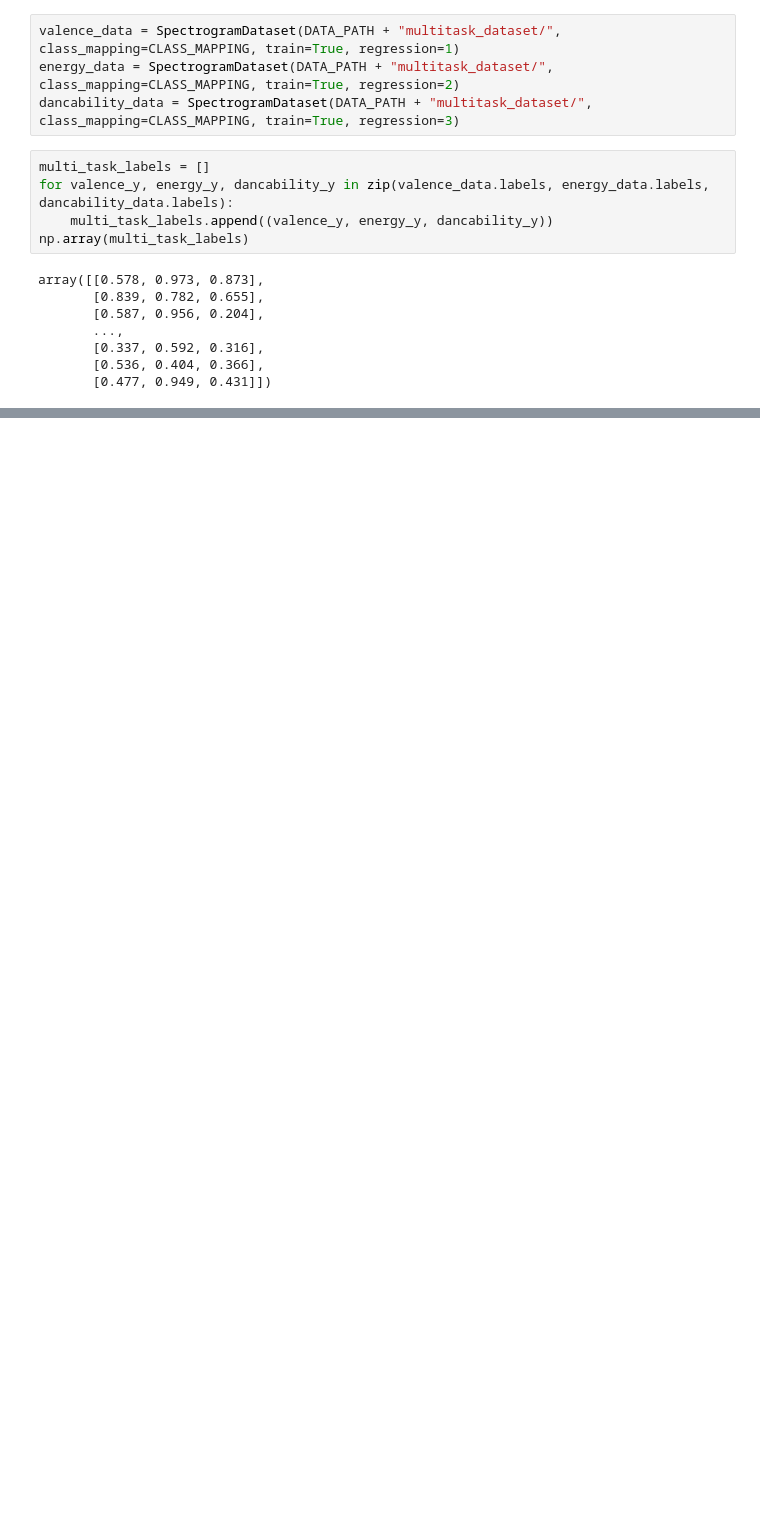
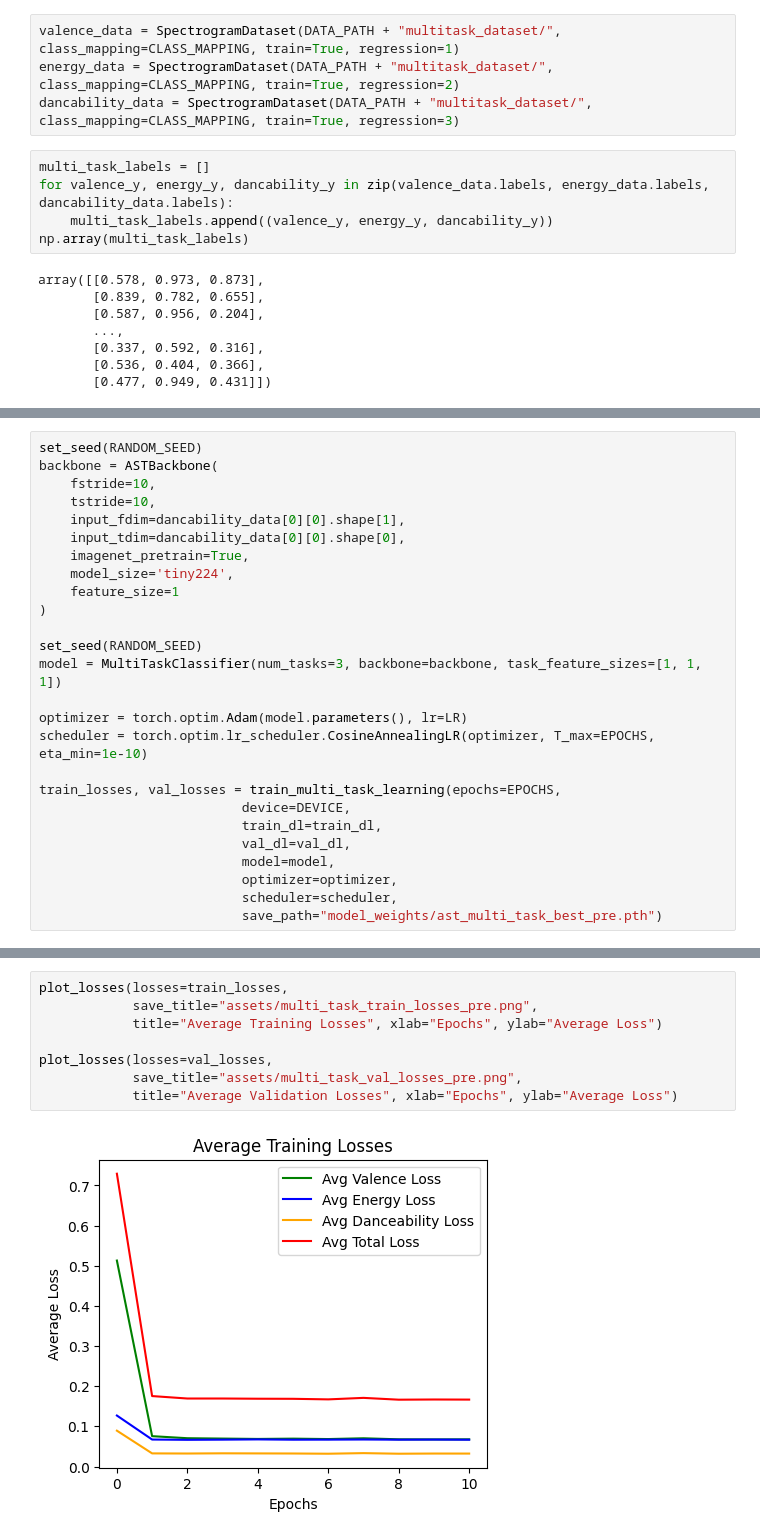
Before and after one commit to xaniadakis/BeatPatrol, a Jupyter notebook: step_10.ipynb, the cells around one changed output, grey strips where cells are left out. Saved outputs shown, nothing was run; the diff lists cells and outputs as text; blank space fills up the shorter version.

```diff
--- a/step_10.ipynb
+++ b/step_10.ipynb
@@ -123,0 +284,26 @@ TypeError: 'int' object is not iterable
+# %%
+set_seed(RANDOM_SEED)
+backbone = ASTBackbone(
+    fstride=10,
+    tstride=10,
+    input_fdim=dancability_data[0][0].shape[1],
+    input_tdim=dancability_data[0][0].shape[0],
+    imagenet_pretrain=True,
+    model_size='tiny224',
+    feature_size=1
+)
+
+set_seed(RANDOM_SEED)
+model = MultiTaskClassifier(num_tasks=3, backbone=backbone, task_feature_sizes=[1, 1, 1])
+
+optimizer = torch.optim.Adam(model.parameters(), lr=LR)
+scheduler = torch.optim.lr_scheduler.CosineAnnealingLR(optimizer, T_max=EPOCHS, eta_min=1e-10)
+
+train_losses, val_losses = train_multi_task_learning(epochs=EPOCHS,
+                          device=DEVICE,
+                          train_dl=train_dl,
+                          val_dl=val_dl,
+                          model=model,
+                          optimizer=optimizer,
+                          scheduler=scheduler,
+                          save_path="model_weights/ast_multi_task_best_pre.pth")
@@ -123,0 +436,10 @@ TypeError: 'int' object is not iterable
+# %%
+plot_losses(losses=train_losses,
+            save_title="assets/multi_task_train_losses_pre.png",
+            title="Average Training Losses", xlab="Epochs", ylab="Average Loss")
+
+plot_losses(losses=val_losses,
+            save_title="assets/multi_task_val_losses_pre.png",
+            title="Average Validation Losses", xlab="Epochs", ylab="Average Loss")
+# %% [output]
+[figure, added]
```
Also changed, not shown: parts of 13 cells of this notebook, 7 other files.
